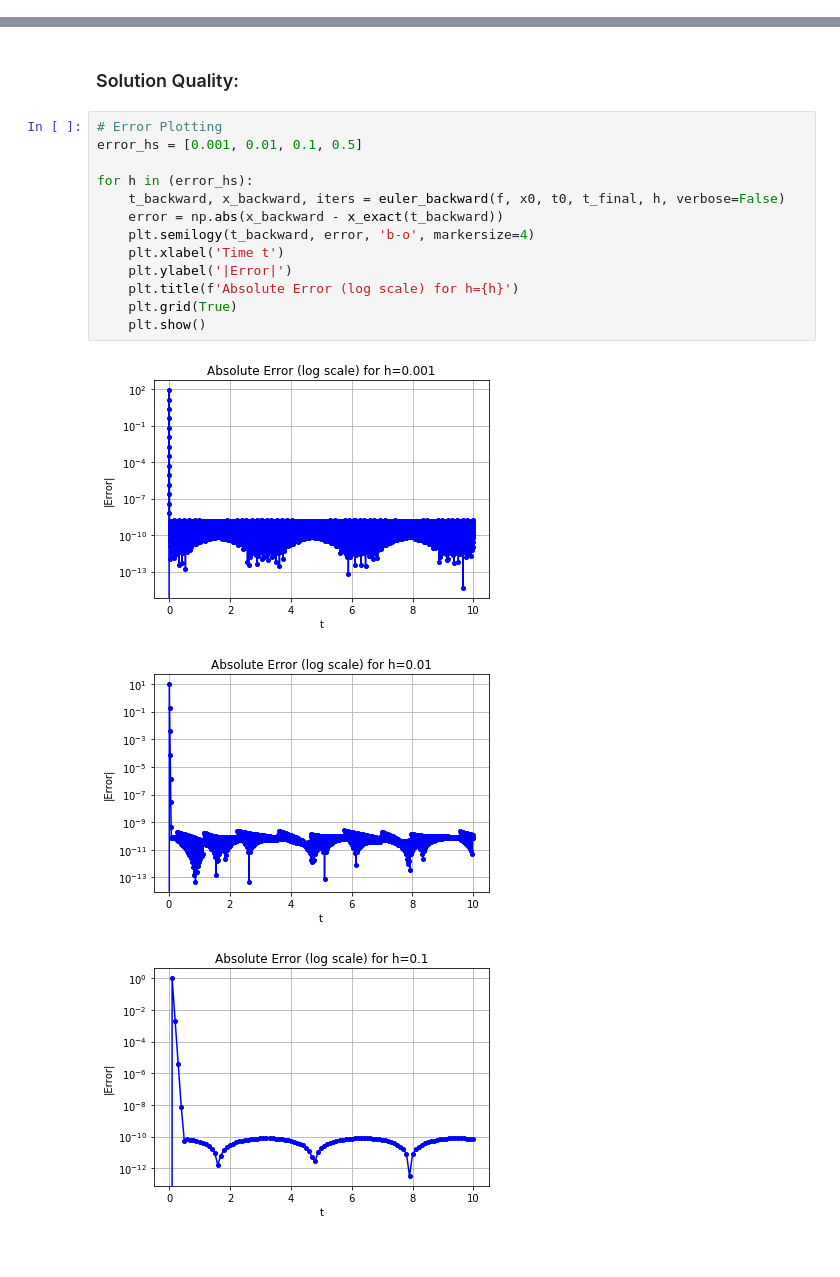
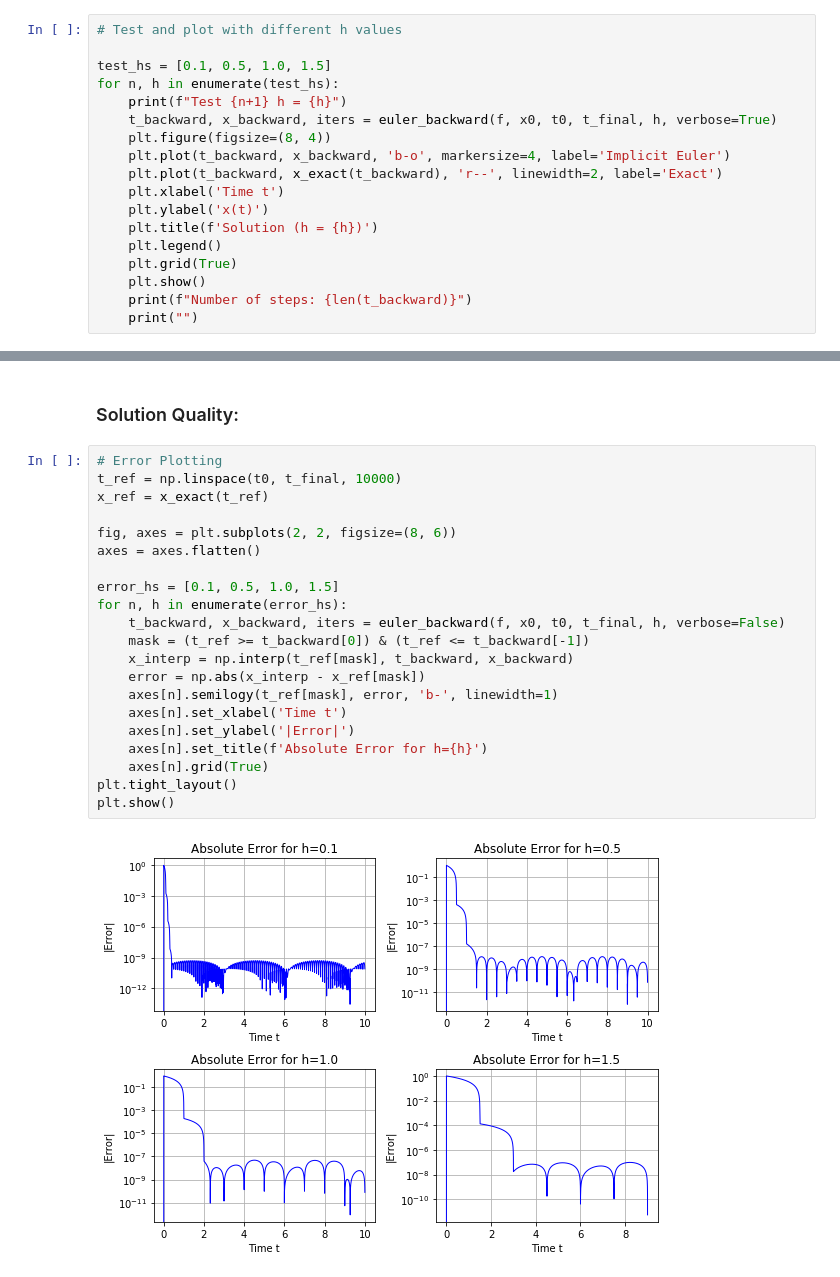
Before and after one commit to walttruelove29/coe311k, a Jupyter notebook: Final/Finalpt2.ipynb, the cells around one changed output, grey strips where cells are left out. Drawn from its saved outputs; the diff is of its cells as text.

```diff
--- a/Final/Finalpt2.ipynb
+++ b/Final/Finalpt2.ipynb
@@ -410,0 +272,18 @@ Number of steps: 21
+# %%
+# Test and plot with different h values
+
+test_hs = [0.1, 0.5, 1.0, 1.5]
+for n, h in enumerate(test_hs):
+    print(f"Test {n+1} h = {h}")
+    t_backward, x_backward, iters = euler_backward(f, x0, t0, t_final, h, verbose=True)
+    plt.figure(figsize=(8, 4))
+    plt.plot(t_backward, x_backward, 'b-o', markersize=4, label='Implicit Euler')
+    plt.plot(t_backward, x_exact(t_backward), 'r--', linewidth=2, label='Exact')
+    plt.xlabel('Time t')
+    plt.ylabel('x(t)')
+    plt.title(f'Solution (h = {h})')
+    plt.legend()
+    plt.grid(True)
+    plt.show()
+    print(f"Number of steps: {len(t_backward)}")
+    print("")
@@ -538,18 +460,24 @@ plt.show()
 ### Solution Quality:
 # %%
 # Error Plotting
-error_hs = [0.001, 0.01, 0.1, 0.5]
+t_ref = np.linspace(t0, t_final, 10000)
+x_ref = x_exact(t_ref)
 
-for h in (error_hs):
+fig, axes = plt.subplots(2, 2, figsize=(8, 6))
+axes = axes.flatten()
+
+error_hs = [0.1, 0.5, 1.0, 1.5]
+for n, h in enumerate(error_hs):
     t_backward, x_backward, iters = euler_backward(f, x0, t0, t_final, h, verbose=False)
-    error = np.abs(x_backward - x_exact(t_backward))
-    plt.semilogy(t_backward, error, 'b-o', markersize=4)
-    plt.xlabel('Time t')
-    plt.ylabel('|Error|')
-    plt.title(f'Absolute Error (log scale) for h={h}')
-    plt.grid(True)
-    plt.show()
+    mask = (t_ref >= t_backward[0]) & (t_ref <= t_backward[-1])
+    x_interp = np.interp(t_ref[mask], t_backward, x_backward)
+    error = np.abs(x_interp - x_ref[mask])
+    axes[n].semilogy(t_ref[mask], error, 'b-', linewidth=1)
+    axes[n].set_xlabel('Time t')
+    axes[n].set_ylabel('|Error|')
+    axes[n].set_title(f'Absolute Error for h={h}')
+    axes[n].grid(True)
+plt.tight_layout()
+plt.show()
 # %% [output]
-[figure, old version]
+[figure, new version]
-[figure, removed]
-[figure, removed]
```
Also changed, not shown: parts of 36 cells of this notebook.
